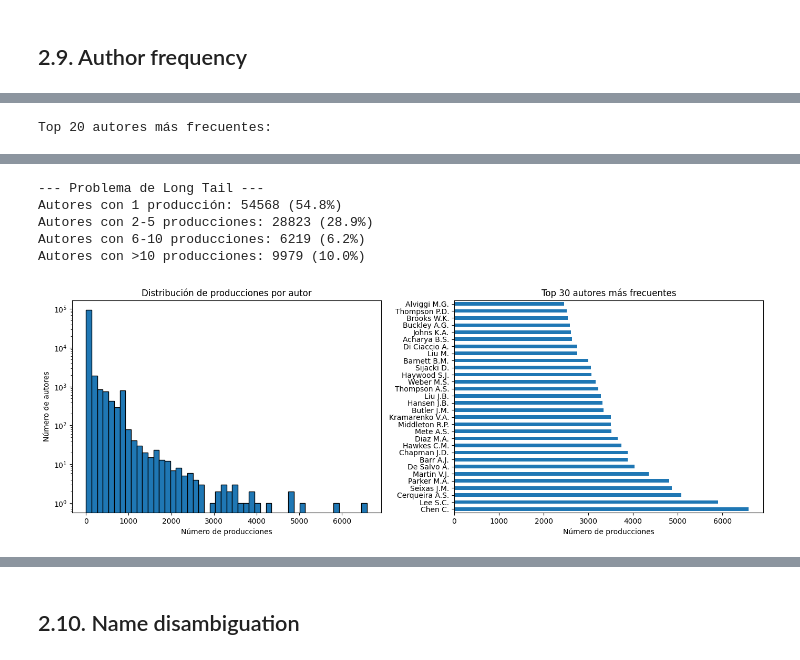
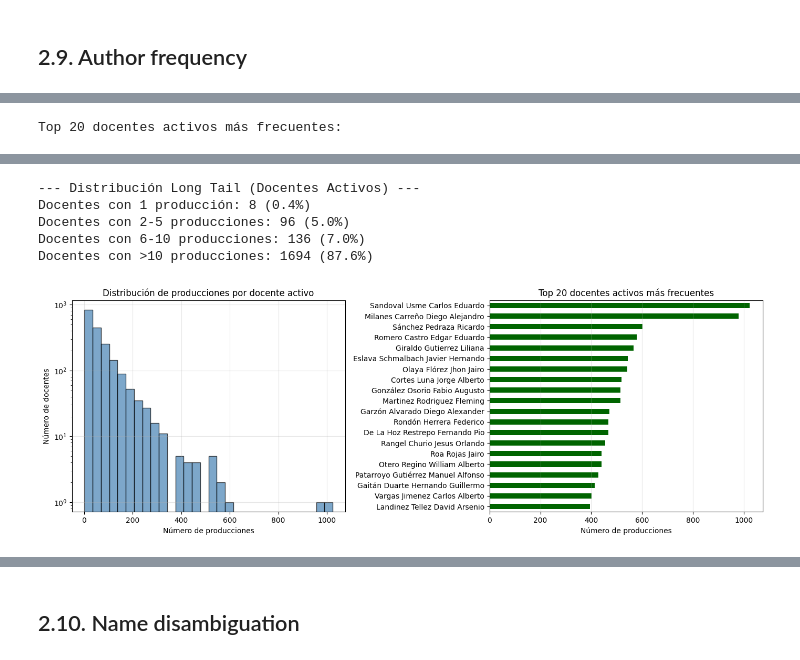
Before and after one commit to fvalderramab/proyecto_horus, a Jupyter notebook: notebooks/01_eda.ipynb, the cells around one changed output, grey strips where cells are left out. Saved outputs shown, nothing was run; the diff lists cells and outputs as text; code cells hidden in the pictures.

```diff
--- a/notebooks/01_eda.ipynb
+++ b/notebooks/01_eda.ipynb
@@ -1014,49 +1338,73 @@ Coautores por Tipo de producción:
 # %% [markdown]
 ## 2.9. Author frequency
 # %%
-# Distribución por Profesor/Autor principal
+# Distribución por Profesor/Autor principal (SOLO DOCENTES ACTIVOS)
 print("="*60)
-print("ANÁLISIS DE DISTRIBUCIÓN POR AUTOR")
+print("ANÁLISIS DE DISTRIBUCIÓN POR AUTOR ACTIVO")
 print("="*60)
 
-# Usar la columna Coautores que ya contiene todos los autores
-print("Analizando distribución de autores desde la columna 'Coautores'...")
+print("Analizando distribución de docentes activos desde la columna 'Coautores'...")
 
-autor_counts = pd.Series(todos_coautores).value_counts()
+# Set de docentes activos normalizados para lookup rápido
+if 'docentes_activos_nombres' not in locals():
+    docentes_activos_nombres = set(
+        docentes_investigadores_activos['Nombre']
+        .dropna()
+        .apply(normalizar_para_match)
+    )
 
-print(f"Total de autores únicos: {len(autor_counts)}")
-print(f"\nEstadísticas de producciones por autor:")
+# Filtrar solo coautores que son docentes activos
+coautores_activos = []
+for coautores in productos_bogota['Coautores']:
+    nombres = extraer_coautores(coautores)
+    activos = [n for n in nombres if normalizar_para_match(n) in docentes_activos_nombres]
+    coautores_activos.extend(activos)
+
+autor_counts = pd.Series(coautores_activos).value_counts()
+
+print(f"Total de autores activos únicos: {len(autor_counts)}")
+print(f"Total de menciones de autores activos: {len(coautores_activos)}")
+
+# Cobertura
+papers_con_activos = productos_bogota['Coautores'].apply(
+    lambda x: tiene_docente_activo(x, docentes_activos_nombres)
+).sum()
+print(f"Producciones con al menos 1 docente activo: {papers_con_activos}/{len(productos_bogota)} ({papers_con_activos/len(productos_bogota)*100:.1f}%)")
+
+print(f"\nEstadísticas de producciones por docente activo:")
 display(autor_counts.describe())
 
-print(f"\nTop 20 autores más frecuentes:")
+print(f"\nTop 20 docentes activos más frecuentes:")
 display(autor_counts.head(20).to_frame("producciones"))
 
-# Análisis Long Tail
+# Análisis Long Tail para activos
 autores_con_1 = (autor_counts == 1).sum()
 autores_con_2_5 = ((autor_counts >= 2) & (autor_counts <= 5)).sum()
 autores_con_6_10 = ((autor_counts >= 6) & (autor_counts <= 10)).sum()
 autores_con_mas_10 = (autor_counts > 10).sum()
 
-print("\n--- Problema de Long Tail ---")
-print(f"Autores con 1 producción: {autores_con_1} ({autores_con_1/len(autor_counts)*100:.1f}%)")
-print(f"Autores con 2-5 producciones: {autores_con_2_5} ({autores_con_2_5/len(autor_counts)*100:.1f}%)")
-print(f"Autores con 6-10 producciones: {autores_con_6_10} ({autores_con_6_10/len(autor_counts)*100:.1f}%)")
-print(f"Autores con >10 producciones: {autores_con_mas_10} ({autores_con_mas_10/len(autor_counts)*100:.1f}%)")
+print("\n--- Distribución Long Tail (Docentes Activos) ---")
+print(f"Docentes con 1 producción: {autores_con_1} ({autores_con_1/len(autor_counts)*100:.1f}%)")
+print(f"Docentes con 2-5 producciones: {autores_con_2_5} ({autores_con_2_5/len(autor_counts)*100:.1f}%)")
+print(f"Docentes con 6-10 producciones: {autores_con_6_10} ({autores_con_6_10/len(autor_counts)*100:.1f}%)")
+print(f"Docentes con >10 producciones: {autores_con_mas_10} ({autores_con_mas_10/len(autor_counts)*100:.1f}%)")
 
 # Visualización
 fig, axes = plt.subplots(1, 2, figsize=(14, 5))
 
 # Histograma
-axes[0].hist(autor_counts, bins=50, edgecolor='black')
-axes[0].set_title('Distribución de producciones por autor')
+axes[0].hist(autor_counts, bins=30, edgecolor='black', color='steelblue', alpha=0.7)
+axes[0].set_title('Distribución de producciones por docente activo')
 axes[0].set_xlabel('Número de producciones')
-axes[0].set_ylabel('Número de autores')
+axes[0].set_ylabel('Número de docentes')
 axes[0].set_yscale('log')
+axes[0].grid(alpha=0.3)
 
-# Top 30 autores
-autor_counts.head(30).plot(kind='barh', ax=axes[1])
-axes[1].set_title('Top 30 autores más frecuentes')
+# Top 20 activos
+autor_counts.head(20).sort_values().plot(kind='barh', ax=axes[1], color='darkgreen')
+axes[1].set_title('Top 20 docentes activos más frecuentes')
 axes[1].set_xlabel('Número de producciones')
+axes[1].grid(axis='x', alpha=0.3)
 
 plt.tight_layout()
 plt.show()
@@ -1079,3 +1429,3 @@ max       6585.000000
 Name: count, dtype: float64
-Top 20 autores más frecuentes:
+Top 20 docentes activos más frecuentes:
 |  | producciones |
@@ -1098,6 +1448,6 @@ Top 20 autores más frecuentes:
---- Problema de Long Tail ---
-Autores con 1 producción: 54568 (54.8%)
-Autores con 2-5 producciones: 28823 (28.9%)
-Autores con 6-10 producciones: 6219 (6.2%)
-Autores con >10 producciones: 9979 (10.0%)
+--- Distribución Long Tail (Docentes Activos) ---
+Docentes con 1 producción: 8 (0.4%)
+Docentes con 2-5 producciones: 96 (5.0%)
+Docentes con 6-10 producciones: 136 (7.0%)
+Docentes con >10 producciones: 1694 (87.6%)
-[figure, old version]
+[figure, new version]
```
Also changed, not shown: parts of 26 cells of this notebook, 1 other file.
